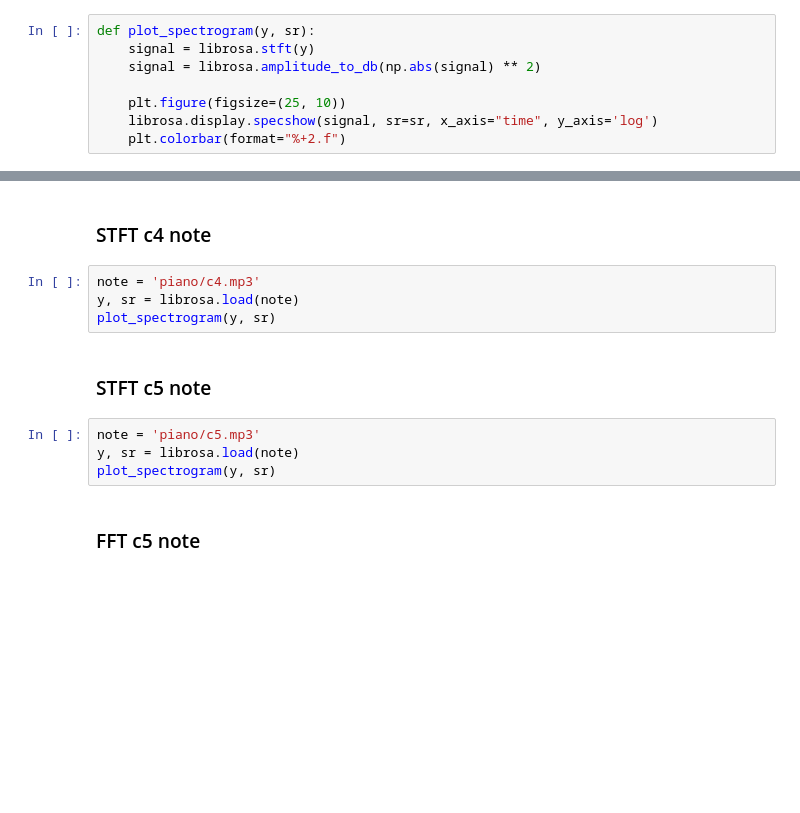
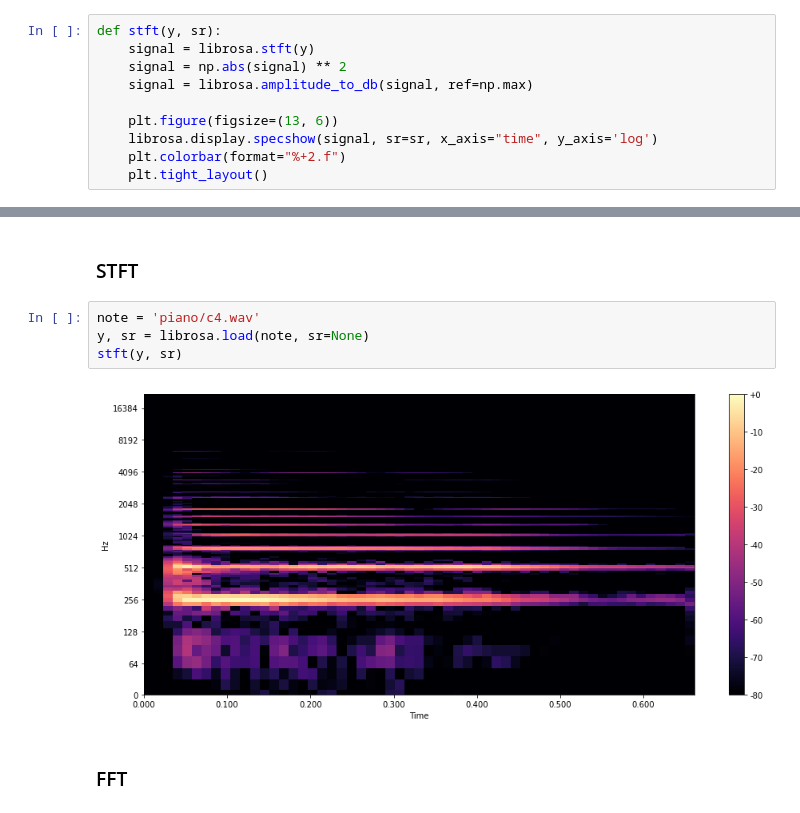
Before and after one commit to yermandy/vehicle-audio-nn, a Jupyter notebook: piano_demo.ipynb, the cells around one changed output, grey strips where cells are left out. Drawn from its saved outputs; the diff is of its cells as text; blank space fills up the shorter version.

```diff
--- a/piano_demo.ipynb
+++ b/piano_demo.ipynb
@@ -9,8 +11,10 @@ from datetime import datetime
 # %%
-def plot_spectrogram(y, sr):
+def stft(y, sr):
     signal = librosa.stft(y)
-    signal = librosa.amplitude_to_db(np.abs(signal) ** 2)
+    signal = np.abs(signal) ** 2
+    signal = librosa.amplitude_to_db(signal, ref=np.max)
 
-    plt.figure(figsize=(25, 10))
+    plt.figure(figsize=(13, 6))
     librosa.display.specshow(signal, sr=sr, x_axis="time", y_axis='log')
     plt.colorbar(format="%+2.f")
+    plt.tight_layout()
@@ -17,15 +25,11 @@ def plot_spectrogram(y, sr):
 # %% [markdown]
-### STFT c4 note
+### STFT
 # %%
-note = 'piano/c4.mp3'
-y, sr = librosa.load(note)
-plot_spectrogram(y, sr)
+note = 'piano/c4.wav'
+y, sr = librosa.load(note, sr=None)
+stft(y, sr)
+# %% [output]
+[figure, added]
-# %% [markdown]
-### STFT c5 note
-# %%
-note = 'piano/c5.mp3'
-y, sr = librosa.load(note)
-plot_spectrogram(y, sr)
 # %% [markdown]
-### FFT c5 note
+### FFT
 # %%
```
Also changed, not shown: parts of 17 cells of this notebook.
